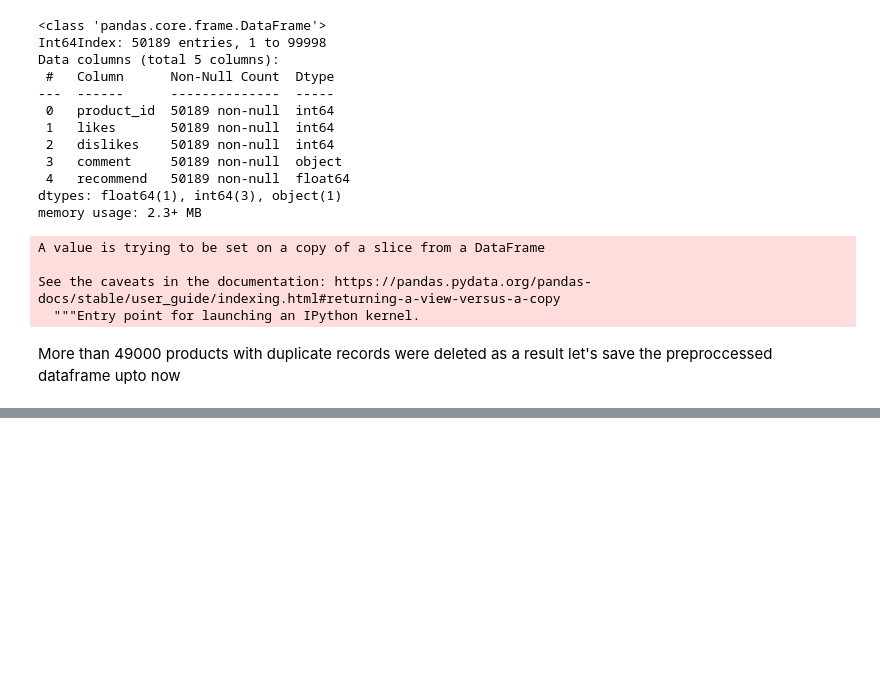
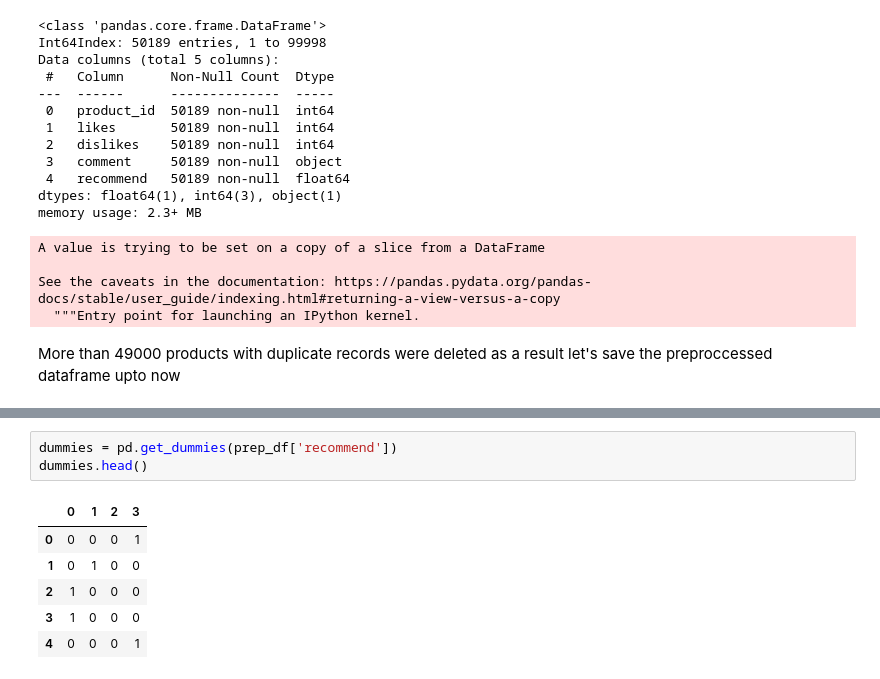
Before and after one commit to sulaimanbehzad/Clustering_according_to_item_popularity, a Jupyter notebook: clustering.ipynb, the cells around one changed output, grey strips where cells are left out. Drawn from its saved outputs; the diff is of its cells as text; blank space fills up the shorter version.

```diff
--- a/clustering.ipynb
+++ b/clustering.ipynb
@@ -295,0 +340,10 @@ df1.to_csv('preprocessed_item_recomm.csv',index=False, encoding='utf-8-sig')
+# %%
+dummies = pd.get_dummies(prep_df['recommend'])
+dummies.head()
+# %% [output]
+|  | 0 | 1 | 2 | 3 |
+| 0 | 0 | 0 | 0 | 1 |
+| 1 | 0 | 1 | 0 | 0 |
+| 2 | 1 | 0 | 0 | 0 |
+| 3 | 1 | 0 | 0 | 0 |
+| 4 | 0 | 0 | 0 | 1 |
```
Also changed, not shown: parts of 5 cells of this notebook.
